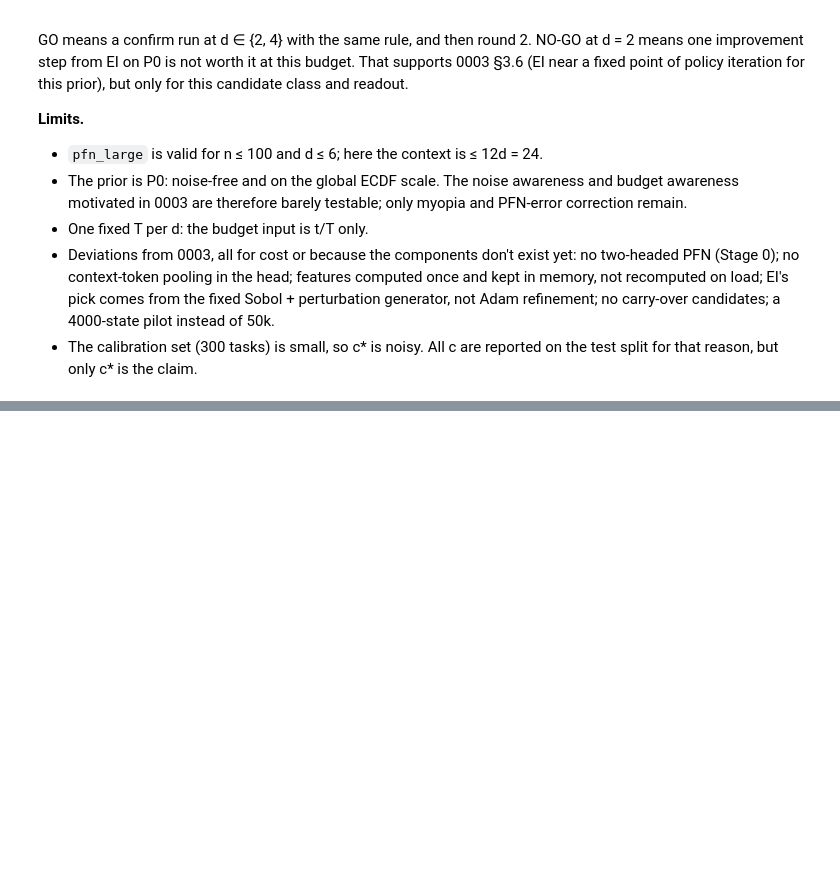
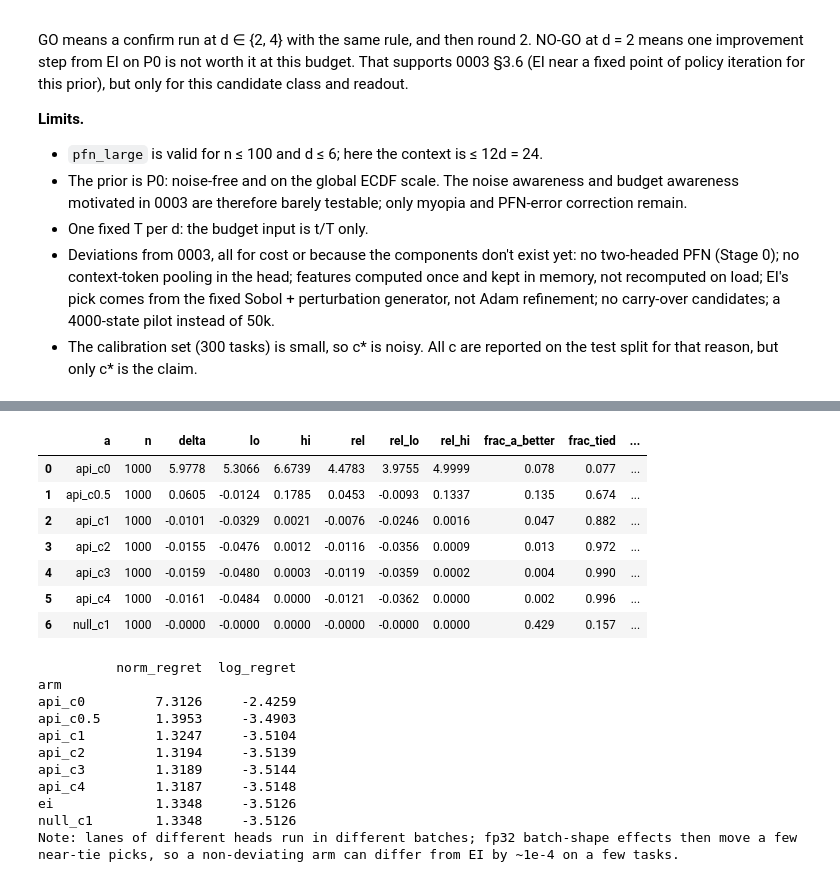
Before and after one commit to timruhkopf/anytime-acquisition, a Jupyter notebook: notebooks/06_2026-11-11_api_round1.ipynb, the cells around one changed output, grey strips where cells are left out. Saved outputs shown, nothing was run; the diff lists cells and outputs as text; code cells hidden in the pictures; blank space fills up the shorter version.

```diff
--- a/notebooks/06_2026-11-11_api_round1.ipynb
+++ b/notebooks/06_2026-11-11_api_round1.ipynb
@@ -68,0 +228,32 @@ The GO / NO-GO criterion from the description, evaluated, in one line. Record it
+# %%
+arms = [a for a in sorted(test.arm.unique()) if a != "ei"]
+rows = [paired_delta(test, a, "ei") for a in arms]
+tab = pd.DataFrame(rows)
+lg = [paired_delta(test, a, "ei", col="log_regret") for a in arms]
+tab["delta_log10"], tab["log10_lo"], tab["log10_hi"] = [d["delta"] for d in lg], [d["lo"] for d in lg], [d["hi"] for d in lg]
+tab["gain_geo"] = 1 - 10 ** tab.delta_log10  # 1 - geometric-mean regret ratio (project convention)
+rates = dec.groupby("arm").deviated.mean()
+tab["deviation_rate"] = tab.a.map(rates)
+display(tab[["a", "n", "delta", "lo", "hi", "rel", "rel_lo", "rel_hi", "frac_a_better", "frac_tied", "gain_geo", "deviation_rate"]].round(4))
+print(test.groupby("arm")[["norm_regret", "log_regret"]].mean().round(4))
+print("Note: lanes of different heads run in different batches; fp32 batch-shape effects then move a few near-tie picks, so a non-deviating arm can differ from EI by ~1e-4 on a few tasks.")
+# %% [output]
+|  | a | n | delta | lo | hi | rel | rel_lo | rel_hi | frac_a_better | frac_tied | ... |
+| 0 | api_c0 | 1000 | 5.9778 | 5.3066 | 6.6739 | 4.4783 | 3.9755 | 4.9999 | 0.078 | 0.077 | ... |
+| 1 | api_c0.5 | 1000 | 0.0605 | -0.0124 | 0.1785 | 0.0453 | -0.0093 | 0.1337 | 0.135 | 0.674 | ... |
+| 2 | api_c1 | 1000 | -0.0101 | -0.0329 | 0.0021 | -0.0076 | -0.0246 | 0.0016 | 0.047 | 0.882 | ... |
+| 3 | api_c2 | 1000 | -0.0155 | -0.0476 | 0.0012 | -0.0116 | -0.0356 | 0.0009 | 0.013 | 0.972 | ... |
+| 4 | api_c3 | 1000 | -0.0159 | -0.0480 | 0.0003 | -0.0119 | -0.0359 | 0.0002 | 0.004 | 0.990 | ... |
+| 5 | api_c4 | 1000 | -0.0161 | -0.0484 | 0.0000 | -0.0121 | -0.0362 | 0.0000 | 0.002 | 0.996 | ... |
+| 6 | null_c1 | 1000 | -0.0000 | -0.0000 | 0.0000 | -0.0000 | -0.0000 | 0.0000 | 0.429 | 0.157 | ... |
+          norm_regret  log_regret
+arm
+api_c0         7.3126     -2.4259
+api_c0.5       1.3953     -3.4903
+api_c1         1.3247     -3.5104
+api_c2         1.3194     -3.5139
+api_c3         1.3189     -3.5144
+api_c4         1.3187     -3.5148
+ei             1.3348     -3.5126
+null_c1        1.3348     -3.5126
+Note: lanes of different heads run in different batches; fp32 batch-shape effects then move a few near-tie picks, so a non-deviating arm can differ from EI by ~1e-4 on a few tasks.
```
Also changed, not shown: parts of 16 cells of this notebook, 16 other files.
